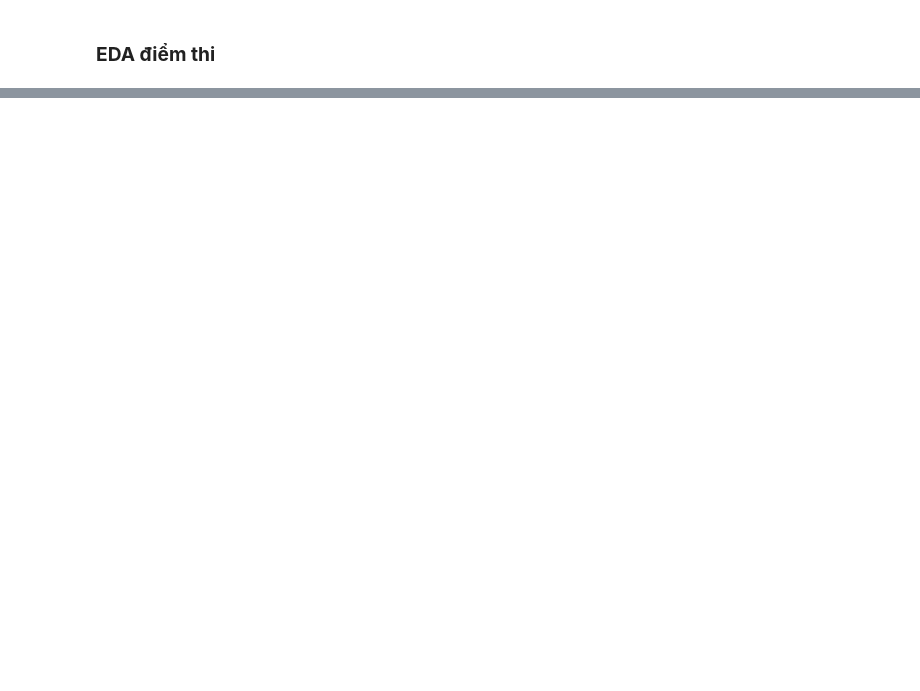
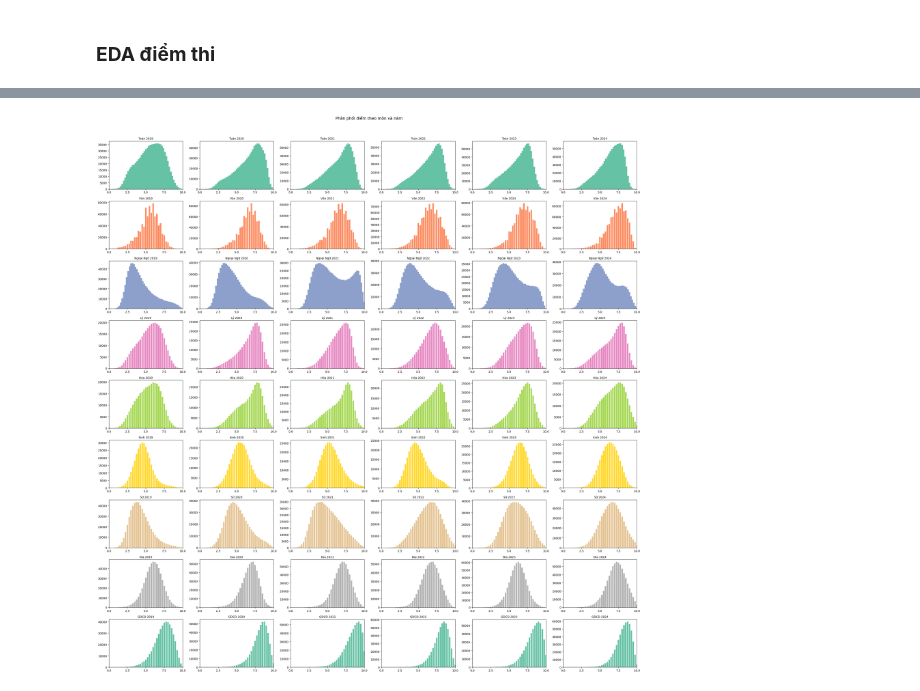
Before and after one commit to tunguyenn99/diem-thi-thpt, a Jupyter notebook: crawl_diem_thi.ipynb, the cells around one changed output, grey strips where cells are left out. Drawn from its saved outputs; the diff is of its cells as text; code cells hidden in the pictures; blank space fills up the shorter version.

```diff
--- a/crawl_diem_thi.ipynb
+++ b/crawl_diem_thi.ipynb
@@ -135,0 +248,33 @@ df.to_csv("pho_diem_thpt_2019_2024.csv", index=False, encoding="utf-8-sig")
+# %%
+# Xác định các giá trị duy nhất
+year_list = sorted(df["nam"].unique())
+mon_list = ['Toán', 'Văn', 'Ngoại Ngữ', 'Lý', 'Hóa', 'Sinh', 'Sử', 'Địa', 'GDCD']
+
+# Thiết lập subplot grid
+n_rows = len(mon_list)
+n_cols = len(year_list)
+fig, axs = plt.subplots(nrows=n_rows, ncols=n_cols, figsize=(4.5 * n_cols, 3 * n_rows))
+
+# Màu riêng cho từng môn học
+palette_mon = dict(zip(mon_list, sns.color_palette("Set2", n_colors=len(mon_list))))
+
+# Vẽ từng biểu đồ con
+for i, mon in enumerate(mon_list):
+    for j, nam in enumerate(year_list):
+        axe = axs[i, j] if n_rows > 1 else axs[j]
+        subset = df[(df["mon"] == mon) & (df["nam"] == nam)]
+
+
+        axe.bar(subset['diem'], subset['so_luong'], width=0.2, color=palette_mon[mon])
+        axe.set_title(f"{mon} {nam}", fontsize=10)
+        axe.set_xlim(0, 10)
+        axe.set_xticks([0, 2.5, 5, 7.5, 10])
+        axe.set_xlabel("")
+        axe.set_ylabel("")
+
+# Chú thích chung
+fig.suptitle("Phân phối điểm theo môn và năm", fontsize=14, y=1.02)
+plt.tight_layout()
+plt.show()
+# %% [output]
+[figure, added]
```
Also changed, not shown: parts of 17 cells of this notebook.
